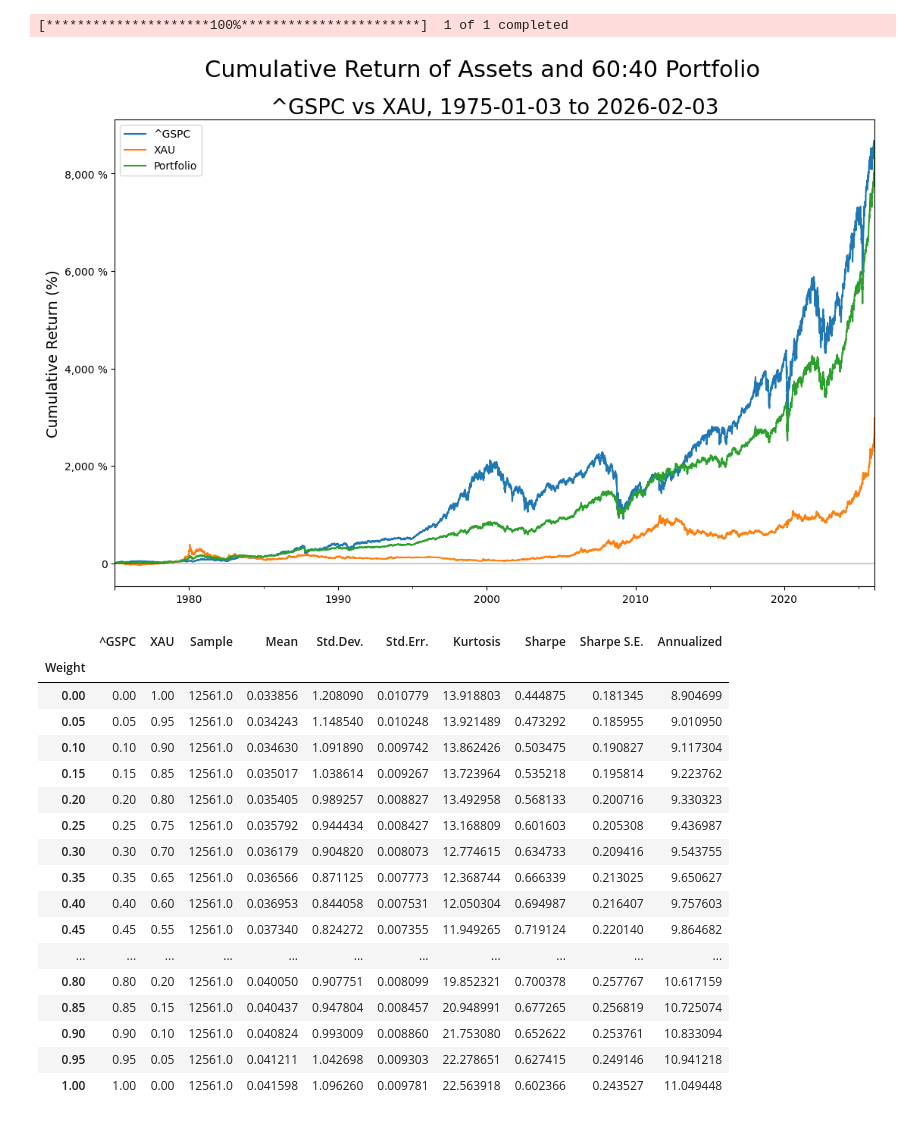
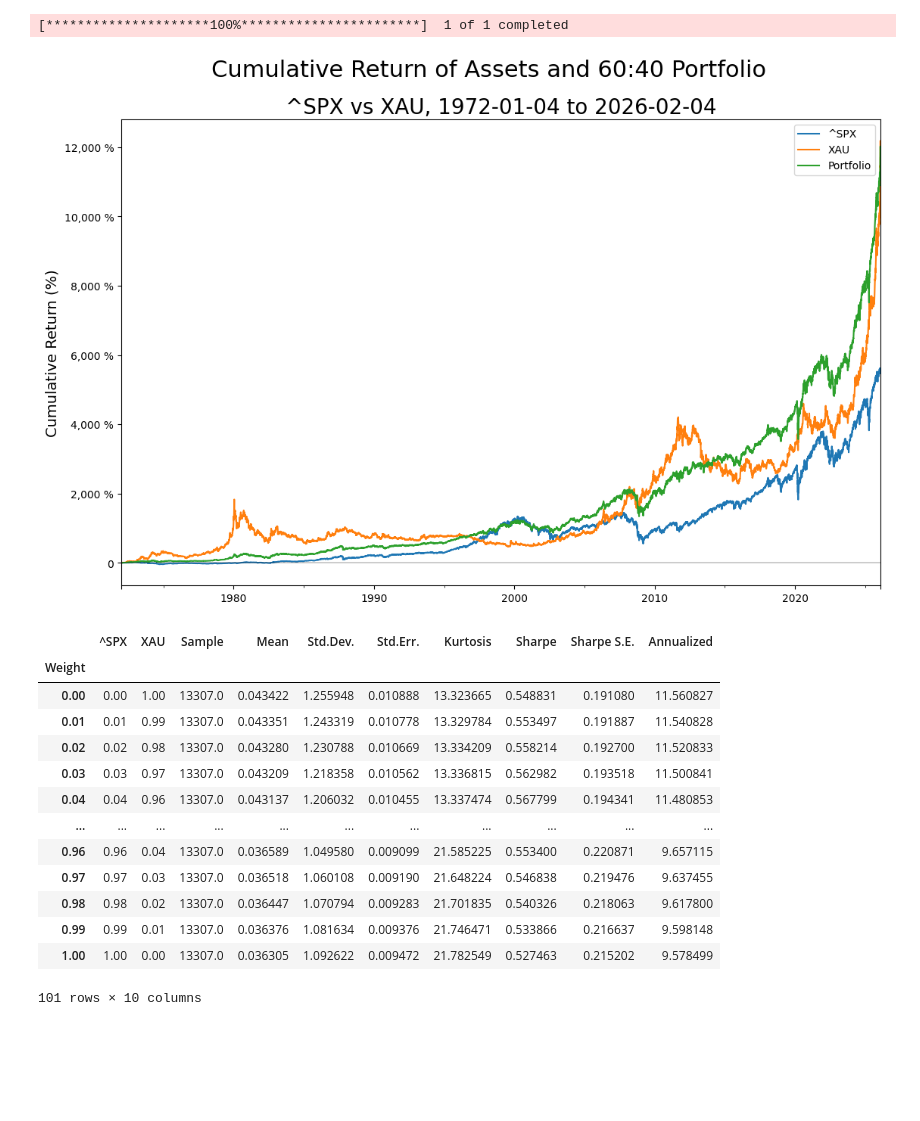
Before and after one commit to Farmhouse121/Financial-Data-Science-in-Python, a Jupyter notebook: Miscellaneous/Long_Term_Analysis_of_Equities_and_Gold.ipynb, the cells around one changed output. Saved outputs shown, nothing was run; the diff lists cells and outputs as text; code cells hidden in the pictures; blank space fills up the shorter version.

```diff
--- a/Miscellaneous/Long_Term_Analysis_of_Equities_and_Gold.ipynb
+++ b/Miscellaneous/Long_Term_Analysis_of_Equities_and_Gold.ipynb
@@ -10,5 +10,6 @@ from my_library import *
 # %%
-gold=pd.read_json("https://prices.lbma.org.uk/json/gold_pm.json")[["d","v"]].set_index("d")
+gold=pd.read_json(url:="https://prices.lbma.org.uk/json/gold_pm.json")[["d","v"]].set_index("d")
+nprint("Read gold prices from %s." % url)
 gold.index=pd.DatetimeIndex(gold.index).to_period('B')
 gold.index.name='Date'
 gold[('Close',alternative:='XAU')]=gold['v'].apply(lambda x:x[0])
@@ -23,7 +24,7 @@ plot.set_title(subtitle:='PM London Fixing, USD Per Troy Oz, %s to %s' % (gold.i
 plot.set_xlabel(None)
 plot.yaxis.set_major_formatter(CurrencyLabels(0))
 plot.set_ylim(zero,None)
-figure.savefig(title+".png",dpi=300,bbox_inches='tight')
+figure.savefig(title.replace("/","-")+".png",dpi=300,bbox_inches='tight')
 # %% [output]
 |  | Close |
 |  | XAU |
@@ -79,39 +82,40 @@ figure.savefig(title+".png",dpi=300,bbox_inches='tight')
 [figure]
 # %%
-data=download(market:='^GSPC',"1975-01-01",today("%Y-%m-%d"),auto_adjust=True)
+data=download(market:='^GSPC',"1972-01-01",today("%Y-%m-%d"),auto_adjust=True)
+nprint("Read %s data from Yahoo Finance." % market)
 tickers=[market,alternative:='XAU']
 data.index=pd.DatetimeIndex(data.index).to_period('B')
 data[('Close',alternative)]=gold[('Close',alternative)] if alternative=='XAU' else bills[('Close',alternative)]
 data.columns=pd.MultiIndex.from_tuples(data.columns)
 #data=data.resample('M').last()
 
 for ticker in tickers:
     data[('Return',ticker)]=data[('Close',ticker)].pct_change()*hundred
     data[('Weight',ticker)]=0.6 if ticker==market else 0.4
 
 data.dropna(inplace=True)
 data.sort_index(axis=1,inplace=True)
 data[('Return','Portfolio')]=data.apply(lambda x:np.sum(x[('Weight',)]*x[('Return',)]),axis=1)
 
 for ticker in tickers+['Portfolio']:
     data[('Cumulative',ticker)]=(data[('Return',ticker)]/hundred+one).cumprod()*hundred-hundred
 
 figure,plot=pl.subplots(figsize=(8*GoldenRatio,8))
 data['Cumulative'].plot(ax=plot)
 figure.suptitle(title:='Cumulative Return of Assets and 60:40 Portfolio',fontsize=22)
 plot.set_title(subtitle:="%s, %s to %s" % (" vs ".join(tickers),data.index[0],data.index[-1]),fontsize=20)
 plot.set_xlabel(None)
 plot.set_ylabel('Cumulative Return (%)',fontsize=14)
 plot.yaxis.set_major_formatter(PercentLabels(0))
 plot.axhline(color='black',alpha=0.2)
 figure.savefig(title+".png",dpi=300,bbox_inches='tight')
 # %% [output]
 [*********************100%***********************]  1 of 1 completed
-[figure, old version]
+[figure, new version]
 # %%
 from warnings import filterwarnings ; filterwarnings('ignore',category=pd.errors.PerformanceWarning)
 
-report=pd.DataFrame({'Weight':np.arange(zero,one+(delta:=0.05),delta)}).set_index("Weight")
+report=pd.DataFrame({'Weight':np.arange(zero,one+(delta:=0.01),delta)}).set_index("Weight")
 
 if data.index.dtype==pd.PeriodDtype('W'):
     annualize=52e0
@@ -127,6 +131,8 @@ elif data.index.dtype==pd.PeriodDtype('Y'):
 
 else:
     annualize=252e0
+
+nprint("Finding optimal portfolio by brute-force scan.")
 
 for weight in tqdm(report.index):
     report.loc[weight,market]=weight
@@ -150,24 +156,20 @@ report['Annualized']=hundred*(one+report['Mean']/hundred)**annualize-hundred
 
 display(report)
 # %% [output]
-|  | ^GSPC | XAU | Sample | Mean | Std.Dev. | Std.Err. | Kurtosis | Sharpe | Sharpe S.E. | Annualized |
+|  | ^SPX | XAU | Sample | Mean | Std.Dev. | Std.Err. | Kurtosis | Sharpe | Sharpe S.E. | Annualized |
 | Weight |  |  |  |  |  |  |  |  |  |  |
-| 0.00 | 0.00 | 1.00 | 12561.0 | 0.033856 | 1.208090 | 0.010779 | 13.918803 | 0.444875 | 0.181345 | 8.904699 |
-| 0.05 | 0.05 | 0.95 | 12561.0 | 0.034243 | 1.148540 | 0.010248 | 13.921489 | 0.473292 | 0.185955 | 9.010950 |
-| 0.10 | 0.10 | 0.90 | 12561.0 | 0.034630 | 1.091890 | 0.009742 | 13.862426 | 0.503475 | 0.190827 | 9.117304 |
-| 0.15 | 0.15 | 0.85 | 12561.0 | 0.035017 | 1.038614 | 0.009267 | 13.723964 | 0.535218 | 0.195814 | 9.223762 |
-| 0.20 | 0.20 | 0.80 | 12561.0 | 0.035405 | 0.989257 | 0.008827 | 13.492958 | 0.568133 | 0.200716 | 9.330323 |
-| 0.25 | 0.25 | 0.75 | 12561.0 | 0.035792 | 0.944434 | 0.008427 | 13.168809 | 0.601603 | 0.205308 | 9.436987 |
-| 0.30 | 0.30 | 0.70 | 12561.0 | 0.036179 | 0.904820 | 0.008073 | 12.774615 | 0.634733 | 0.209416 | 9.543755 |
-| 0.35 | 0.35 | 0.65 | 12561.0 | 0.036566 | 0.871125 | 0.007773 | 12.368744 | 0.666339 | 0.213025 | 9.650627 |
-| 0.40 | 0.40 | 0.60 | 12561.0 | 0.036953 | 0.844058 | 0.007531 | 12.050304 | 0.694987 | 0.216407 | 9.757603 |
-| 0.45 | 0.45 | 0.55 | 12561.0 | 0.037340 | 0.824272 | 0.007355 | 11.949265 | 0.719124 | 0.220140 | 9.864682 |
+| 0.00 | 0.00 | 1.00 | 13307.0 | 0.043422 | 1.255948 | 0.010888 | 13.323665 | 0.548831 | 0.191080 | 11.560827 |
+| 0.01 | 0.01 | 0.99 | 13307.0 | 0.043351 | 1.243319 | 0.010778 | 13.329784 | 0.553497 | 0.191887 | 11.540828 |
+| 0.02 | 0.02 | 0.98 | 13307.0 | 0.043280 | 1.230788 | 0.010669 | 13.334209 | 0.558214 | 0.192700 | 11.520833 |
+| 0.03 | 0.03 | 0.97 | 13307.0 | 0.043209 | 1.218358 | 0.010562 | 13.336815 | 0.562982 | 0.193518 | 11.500841 |
+| 0.04 | 0.04 | 0.96 | 13307.0 | 0.043137 | 1.206032 | 0.010455 | 13.337474 | 0.567799 | 0.194341 | 11.480853 |
 | ... | ... | ... | ... | ... | ... | ... | ... | ... | ... | ... |
-| 0.80 | 0.80 | 0.20 | 12561.0 | 0.040050 | 0.907751 | 0.008099 | 19.852321 | 0.700378 | 0.257767 | 10.617159 |
-| 0.85 | 0.85 | 0.15 | 12561.0 | 0.040437 | 0.947804 | 0.008457 | 20.948991 | 0.677265 | 0.256819 | 10.725074 |
-| 0.90 | 0.90 | 0.10 | 12561.0 | 0.040824 | 0.993009 | 0.008860 | 21.753080 | 0.652622 | 0.253761 | 10.833094 |
-| 0.95 | 0.95 | 0.05 | 12561.0 | 0.041211 | 1.042698 | 0.009303 | 22.278651 | 0.627415 | 0.249146 | 10.941218 |
-| 1.00 | 1.00 | 0.00 | 12561.0 | 0.041598 | 1.096260 | 0.009781 | 22.563918 | 0.602366 | 0.243527 | 11.049448 |
+| 0.96 | 0.96 | 0.04 | 13307.0 | 0.036589 | 1.049580 | 0.009099 | 21.585225 | 0.553400 | 0.220871 | 9.657115 |
+| 0.97 | 0.97 | 0.03 | 13307.0 | 0.036518 | 1.060108 | 0.009190 | 21.648224 | 0.546838 | 0.219476 | 9.637455 |
+| 0.98 | 0.98 | 0.02 | 13307.0 | 0.036447 | 1.070794 | 0.009283 | 21.701835 | 0.540326 | 0.218063 | 9.617800 |
+| 0.99 | 0.99 | 0.01 | 13307.0 | 0.036376 | 1.081634 | 0.009376 | 21.746471 | 0.533866 | 0.216637 | 9.598148 |
+| 1.00 | 1.00 | 0.00 | 13307.0 | 0.036305 | 1.092622 | 0.009472 | 21.782549 | 0.527463 | 0.215202 | 9.578499 |
+101 rows × 10 columns
 # %%
 figure,plot=pl.subplots(figsize=(8*GoldenRatio,8))
 plot.plot((x:=report.index)*hundred,y:=report.loc[x,'Sharpe'])
```
Also changed, not shown: parts of 7 cells of this notebook.
